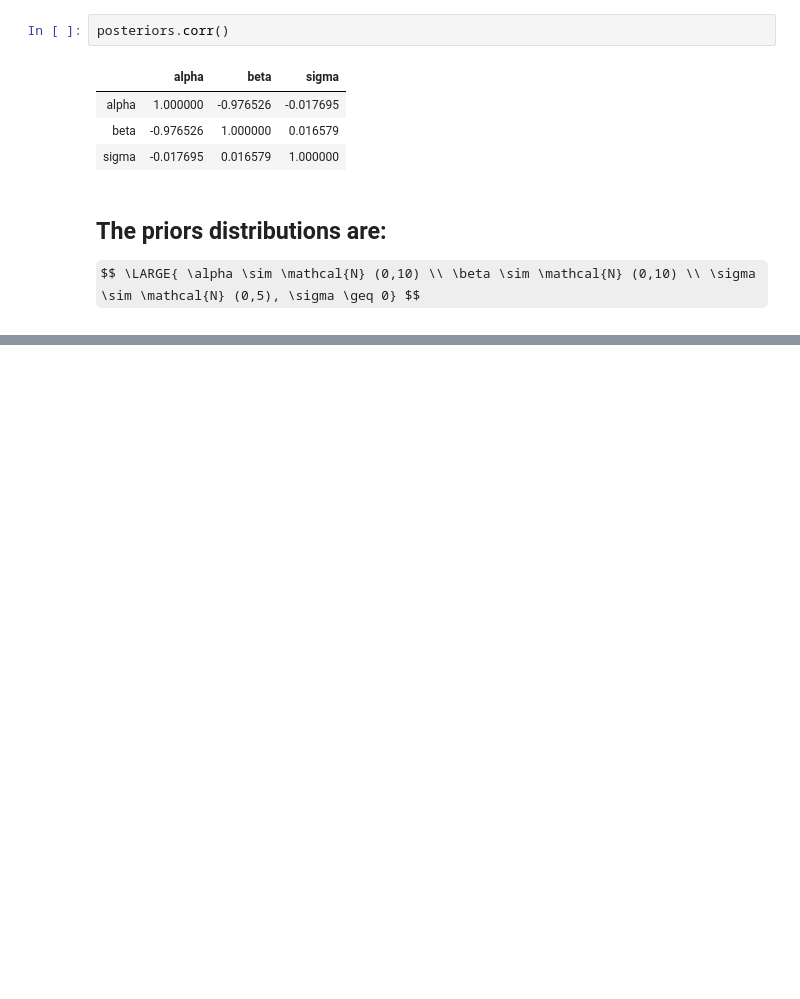
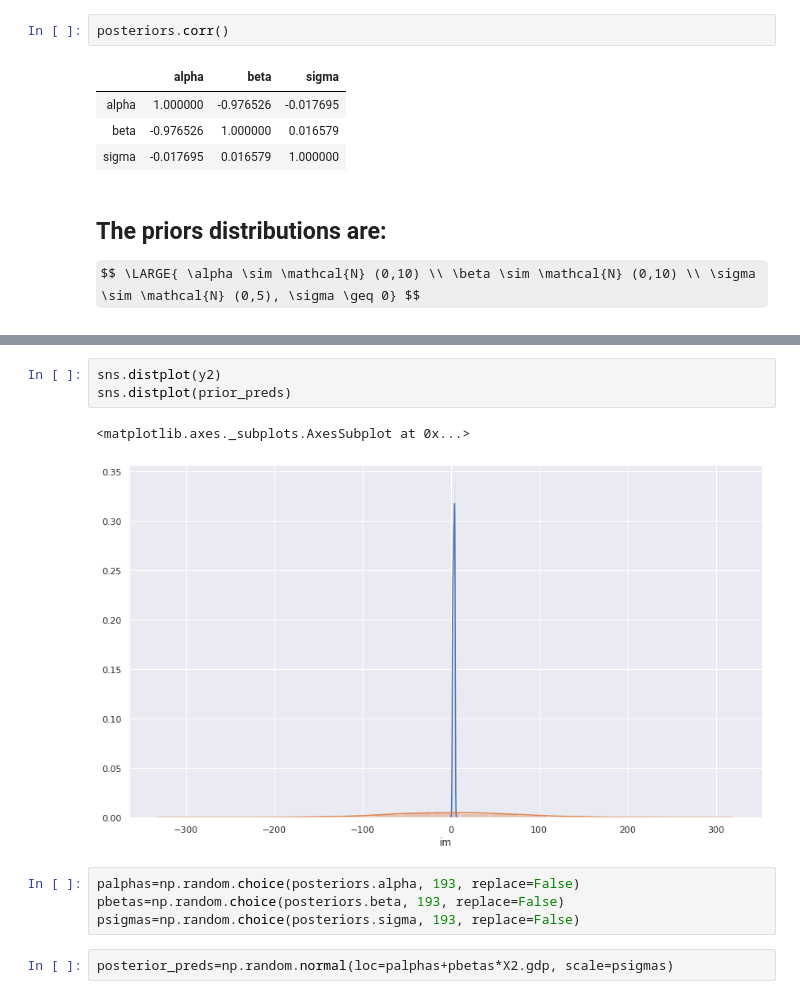
Before and after one commit to wisundstrom/bayes-practice, a Jupyter notebook: 726-727.ipynb, the cells around one changed output, grey strips where cells are left out. Drawn from its saved outputs; the diff is of its cells as text; some formulas as TeX source; blank space fills up the shorter version.

```diff
--- a/726-727.ipynb
+++ b/726-727.ipynb
@@ -76,0 +51,12 @@ Name: alpha, Length: 2000, dtype: float64
+# %%
+sns.distplot(y2)
+sns.distplot(prior_preds)
+# %% [output]
+<matplotlib.axes._subplots.AxesSubplot at 0x...>
+[figure, added]
+# %%
+palphas=np.random.choice(posteriors.alpha, 193, replace=False)
+pbetas=np.random.choice(posteriors.beta, 193, replace=False)
+psigmas=np.random.choice(posteriors.sigma, 193, replace=False)
+# %%
+posterior_preds=np.random.normal(loc=palphas+pbetas*X2.gdp, scale=psigmas)
```
Also changed, not shown: parts of 9 cells of this notebook, 1 other file.
